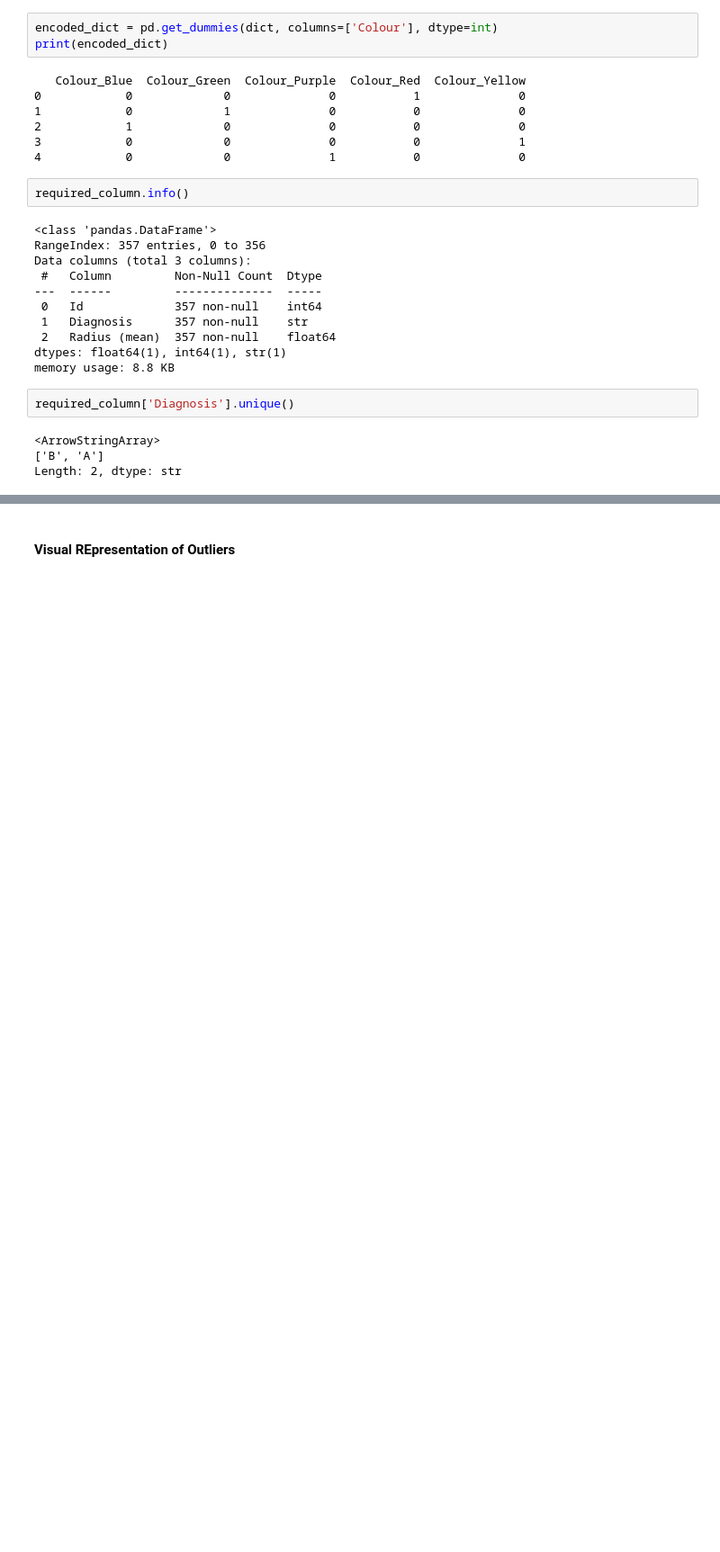
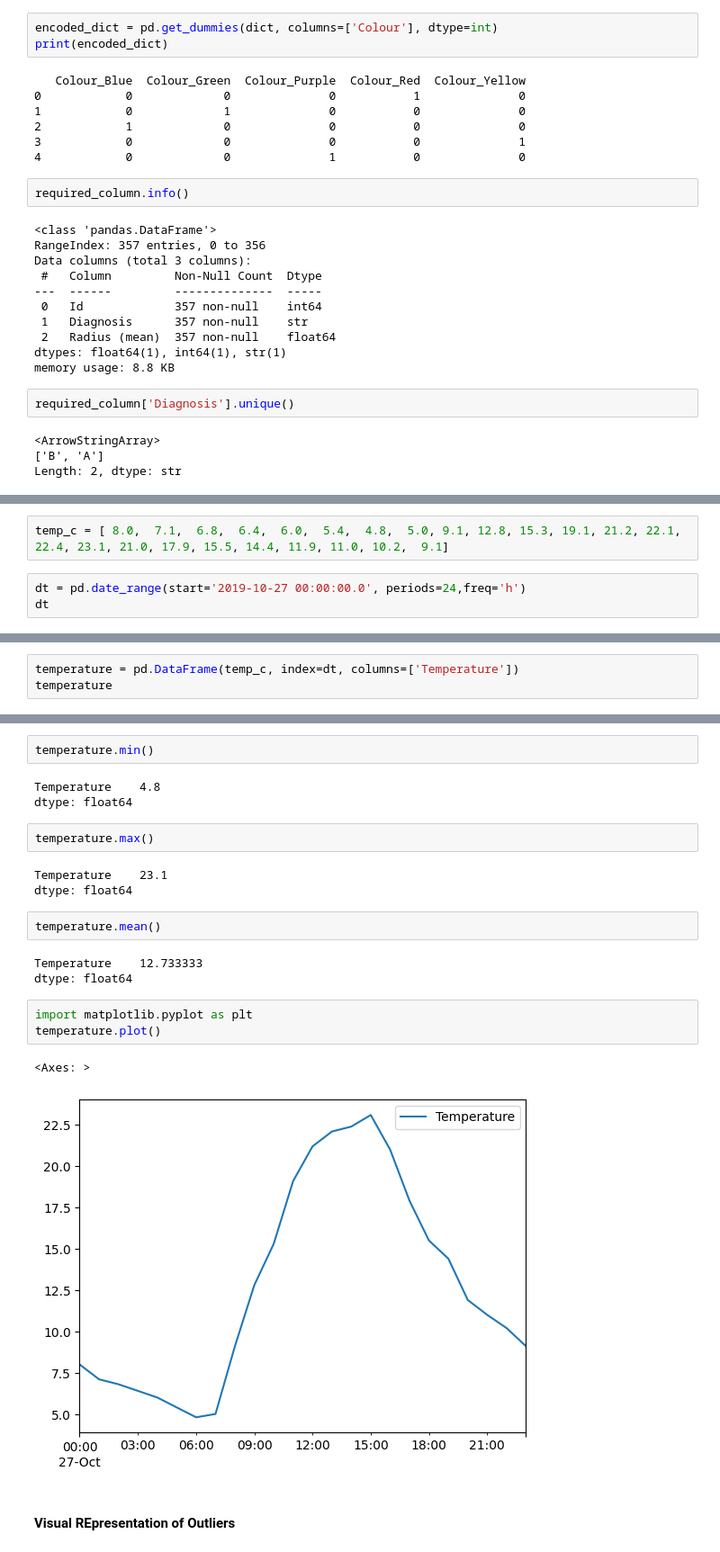
Before and after one commit to v0idgy/Python_DE, a Jupyter notebook: EDA.ipynb, the cells around one changed output, grey strips where cells are left out. Shown at 90% size. Cells and saved outputs as stored; diff of their text form; blank space fills up the shorter version.

Commit message:
Data transformation and joins merge handling datetime data

```diff
--- a/EDA.ipynb
+++ b/EDA.ipynb
@@ -191,0 +390,5 @@ required_column_encoded
+# %%
+temp_c = [ 8.0,  7.1,  6.8,  6.4,  6.0,  5.4,  4.8,  5.0, 9.1, 12.8, 15.3, 19.1, 21.2, 22.1, 22.4, 23.1, 21.0, 17.9, 15.5, 14.4, 11.9, 11.0, 10.2,  9.1]
+# %%
+dt = pd.date_range(start='2019-10-27 00:00:00.0', periods=24,freq='h')
+dt
@@ -191,0 +409,3 @@ required_column_encoded
+# %%
+temperature = pd.DataFrame(temp_c, index=dt, columns=['Temperature'])
+temperature
@@ -192,3 +450,24 @@ required_column_encoded
+# %%
+temperature.min()
+# %% [output]
+Temperature    4.8
+dtype: float64
+# %%
+temperature.max()
+# %% [output]
+Temperature    23.1
+dtype: float64
+# %%
+temperature.mean()
+# %% [output]
+Temperature    12.733333
+dtype: float64
+# %%
+import matplotlib.pyplot as plt
+temperature.plot()
+# %% [output]
+<Axes: >
+[figure, added]
 # %% [markdown]
 #### Visual REpresentation of Outliers
 # %%
```
Also changed, not shown: parts of 39 cells of this notebook, 2 other files.
